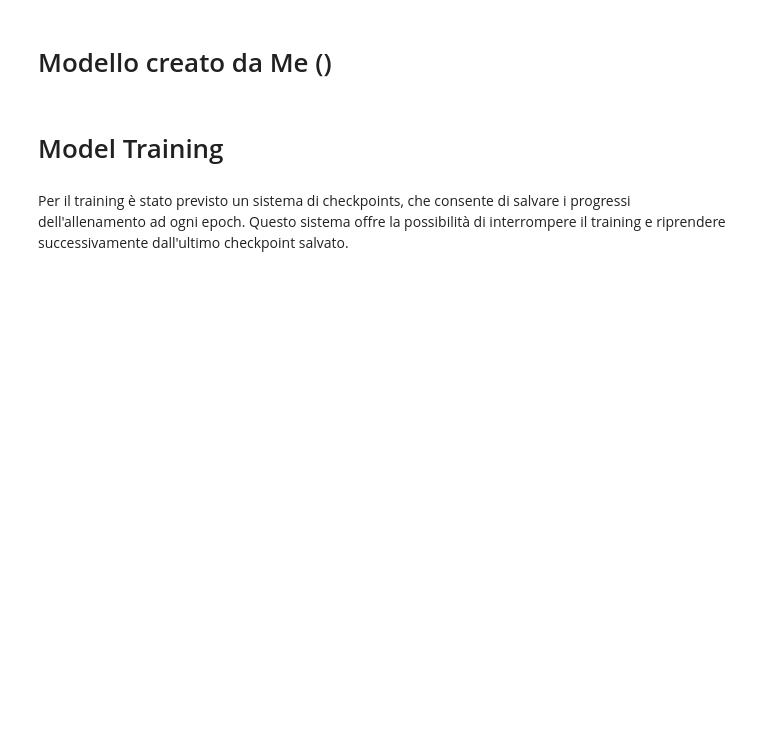
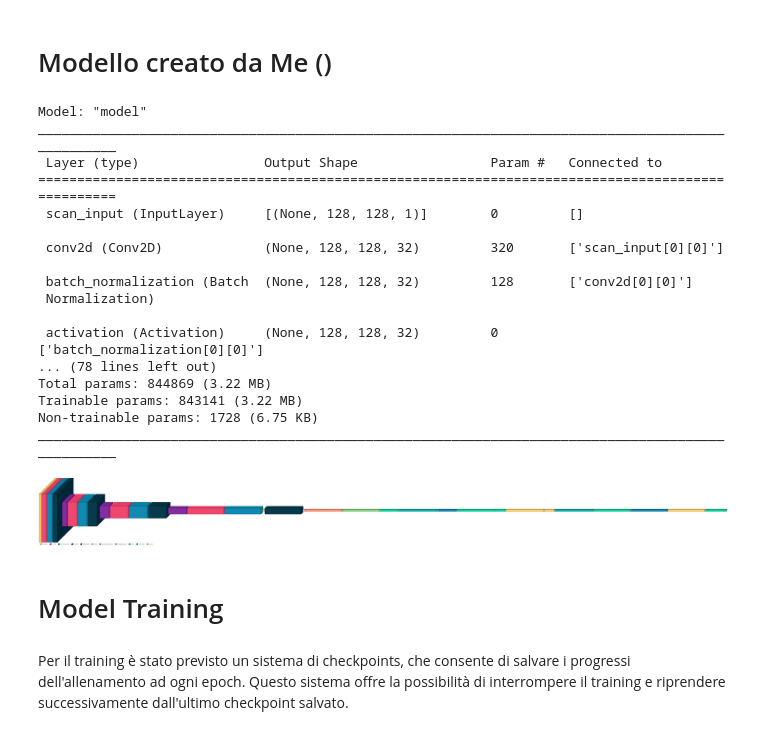
Before and after one commit to manuelrovitti/Modello-per-identificazione-e-riconoscimento-condizioni-colonna-vertebrale, a Jupyter notebook: RSNA.ipynb, the cells around one changed output. Cells and saved outputs as stored; diff of their text form; code cells hidden in the pictures; blank space fills up the shorter version.

```diff
--- a/RSNA.ipynb
+++ b/RSNA.ipynb
@@ -1274,6 +1445,26 @@ output = layers.Dense(5, activation='sigmoid', name="output")(f)
 model_M = Model(inputs=[scan_input, coor_input], outputs=output)
 # %%
 model_M.summary()
+visualkeras.layered_view(model_M, legend=True)
+# %% [output]
+Model: "model"
+__________________________________________________________________________________________________
+ Layer (type)                Output Shape                 Param #   Connected to
+==================================================================================================
+ scan_input (InputLayer)     [(None, 128, 128, 1)]        0         []
+
+ conv2d (Conv2D)             (None, 128, 128, 32)         320       ['scan_input[0][0]']
+
+ batch_normalization (Batch  (None, 128, 128, 32)         128       ['conv2d[0][0]']
+ Normalization)
+
+ activation (Activation)     (None, 128, 128, 32)         0         ['batch_normalization[0][0]']
+... (78 lines left out)
+Total params: 844869 (3.22 MB)
+Trainable params: 843141 (3.22 MB)
+Non-trainable params: 1728 (6.75 KB)
+__________________________________________________________________________________________________
+[figure, added]
 # %% [markdown]
 # Model Training
 # %% [markdown]
```
Also changed, not shown: parts of 24 cells of this notebook, 13 other files.
